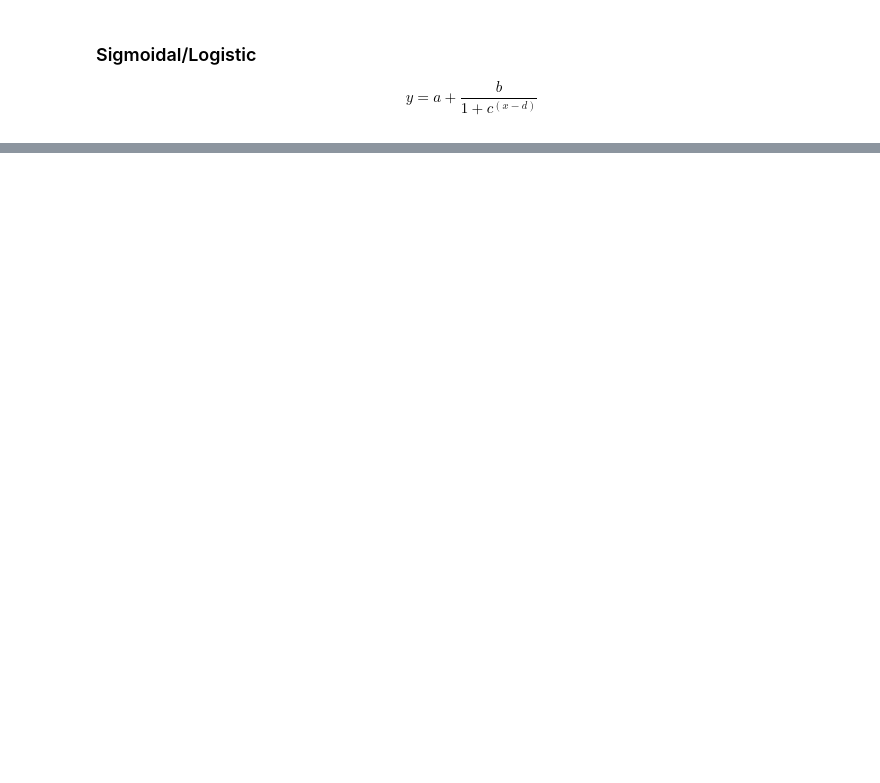
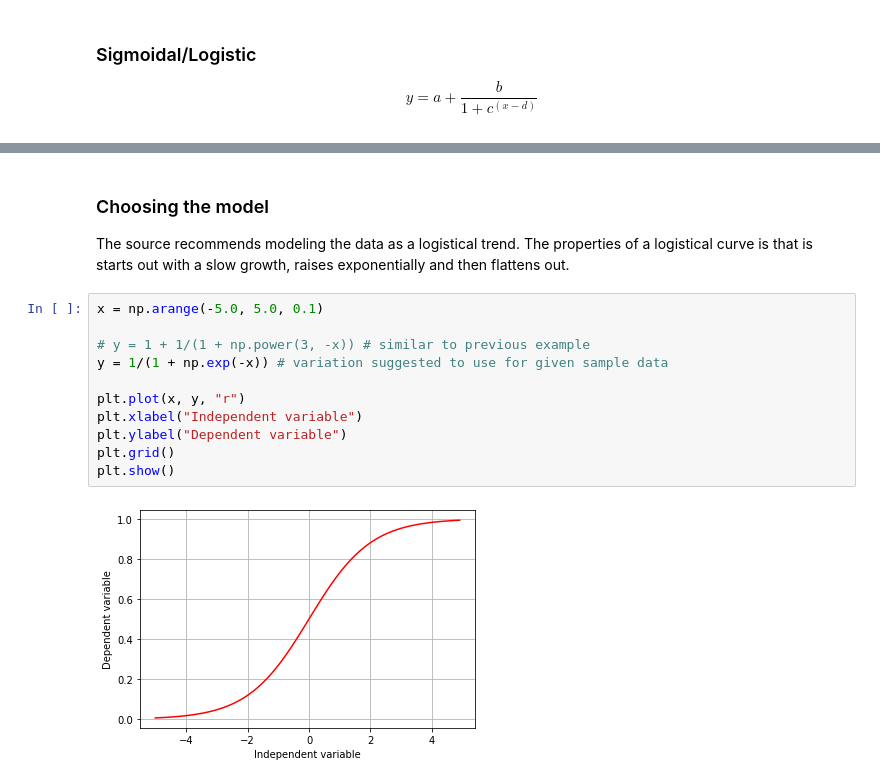
Before and after one commit to AnielShri/ML0101EN, a Jupyter notebook: notebooks/M02L02-Non_Linear_Regression.ipynb, the cells around one changed output, grey strips where cells are left out. Drawn from its saved outputs; the diff is of its cells as text; blank space fills up the shorter version.

Commit message:
Non-linear regression model

```diff
--- a/notebooks/M02L02-Non_Linear_Regression.ipynb
+++ b/notebooks/M02L02-Non_Linear_Regression.ipynb
@@ -128,0 +161,17 @@ plt.show()
+# %% [markdown]
+### Choosing the model
+
+The source recommends modeling the data as a logistical trend. The properties of a logistical curve is that is starts out with a slow growth, raises exponentially and then flattens out.
+# %%
+x = np.arange(-5.0, 5.0, 0.1)
+
+# y = 1 + 1/(1 + np.power(3, -x)) # similar to previous example
+y = 1/(1 + np.exp(-x)) # variation suggested to use for given sample data
+
+plt.plot(x, y, "r")
+plt.xlabel("Independent variable")
+plt.ylabel("Dependent variable")
+plt.grid()
+plt.show()
+# %% [output]
+[figure, added]
```
Also changed, not shown: parts of 16 cells of this notebook, 1 other file.
